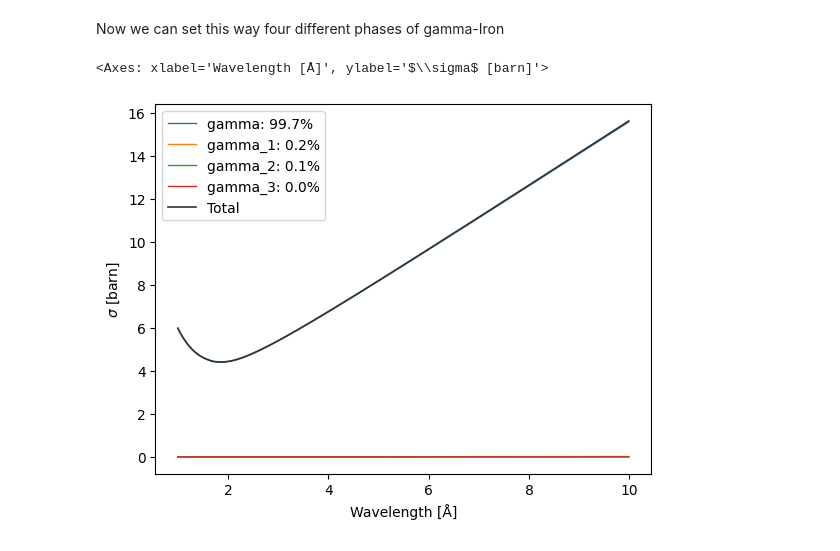
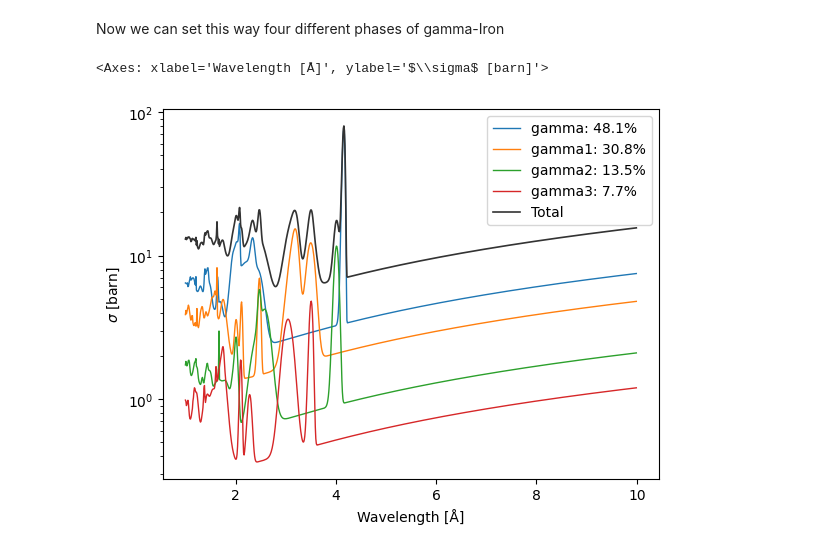
Before and after one commit to TsvikiHirsh/nbragg, a Jupyter notebook: notebooks/nbragg_tutorial.ipynb, the cells around one changed output. Saved outputs shown, nothing was run; the diff lists cells and outputs as text; code cells hidden in the pictures.

Commit message:
improve oriented phases from maud

```diff
--- a/notebooks/nbragg_tutorial.ipynb
+++ b/notebooks/nbragg_tutorial.ipynb
@@ -276,10 +299,16 @@ xs.from_maud(maud_line=maud_strings[1],dirtol=5).materials
 # %% [markdown]
 Now we can set this way four different phases of gamma-Iron
 # %%
-xs = nbragg.CrossSection(gamma=nbragg.materials["Fe_sg225_Iron-gamma_LGS.ncmat"])
-gamma_iron = sum([xs.from_maud(maud_string,dirtol=5) for maud_string in maud_strings],start=nbragg.CrossSection())
+xs = nbragg.CrossSection(gamma=nbragg.materials["Fe_sg225_Iron-gamma.ncmat"])
+mats = {}
+for i,maud_string in enumerate(maud_strings):
+    gamma_iron = xs.from_maud(maud_string,dirtol=3,mos=5,suffix=i)
+    mats.update(gamma_iron.materials)
+
+
+gamma_iron = nbragg.CrossSection(mats)
 # %%
-gamma_iron.plot()
+gamma_iron.plot(logy=True)
 # %% [output]
 <Axes: xlabel='Wavelength [Å]', ylabel='$\\sigma$ [barn]'>
-[figure, old version]
+[figure, new version]
```
Also changed, not shown: parts of 4 cells of this notebook, 1 other file.
